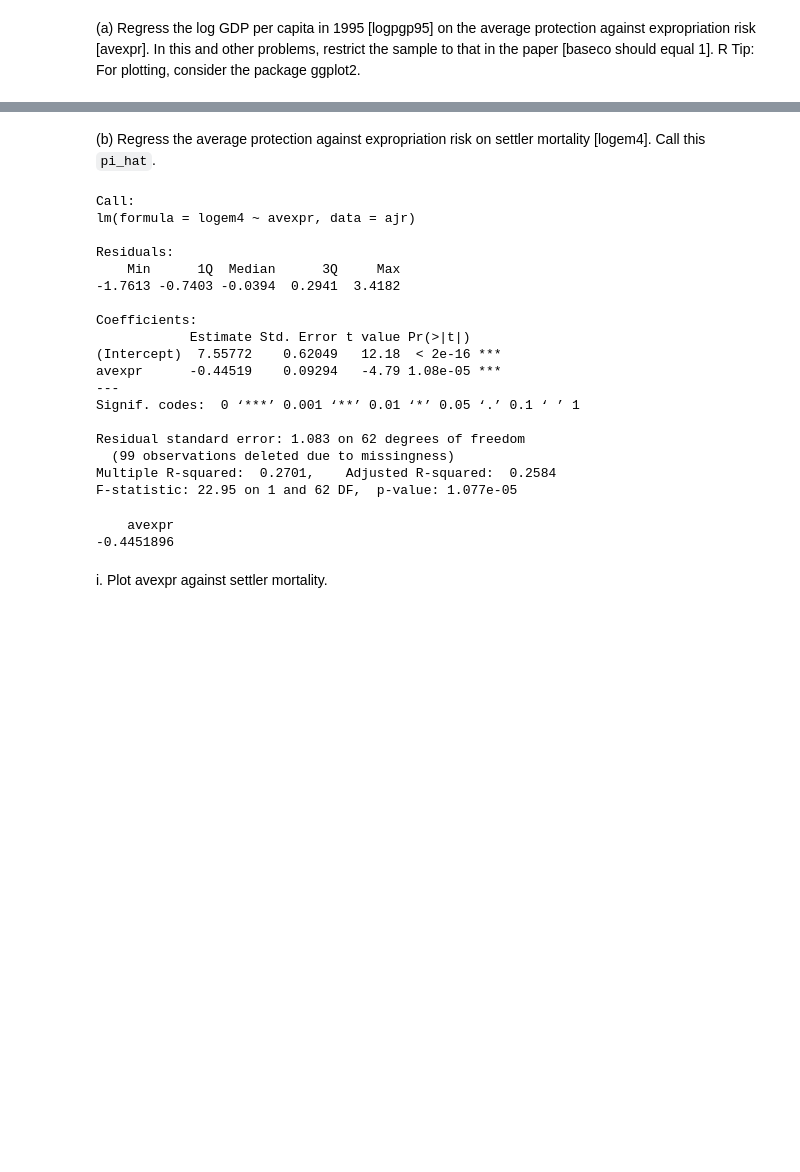
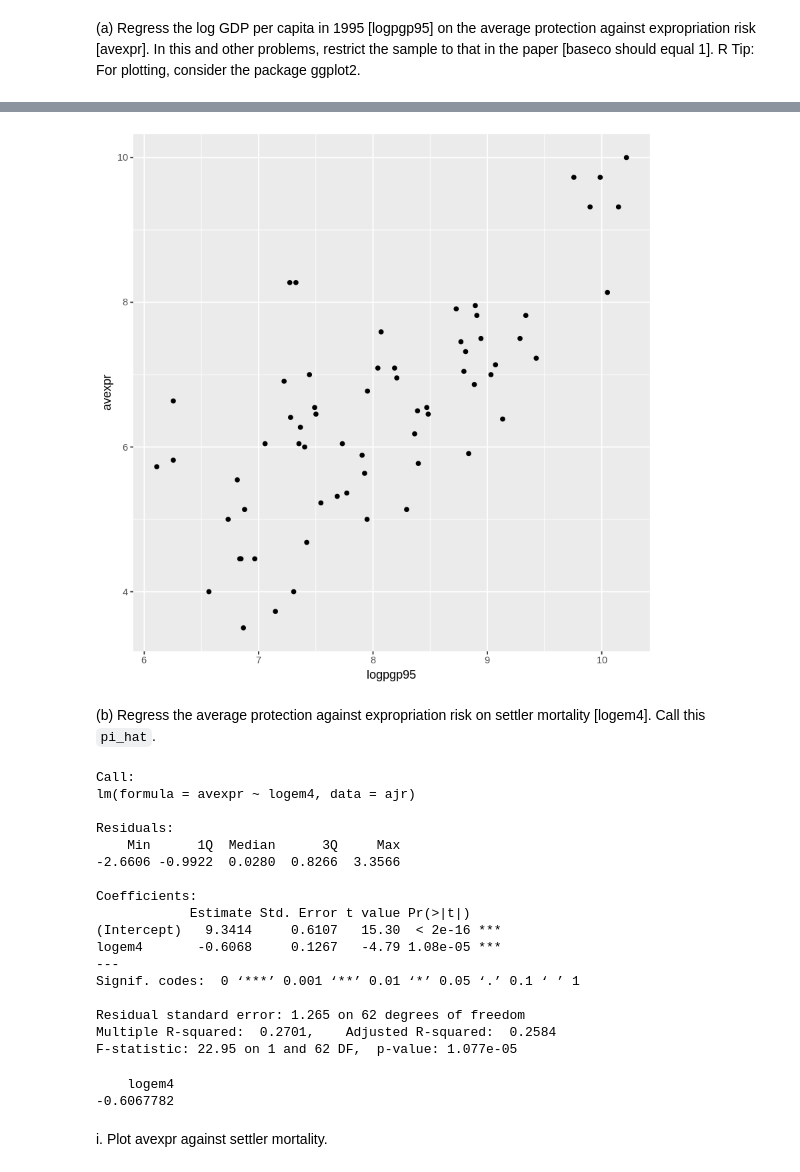
Before and after one commit to MaxGhenis/mit_1475, a Jupyter notebook: ps1/14_75_ps1_r_max_ghenis.ipynb, the cells around one changed output, grey strips where cells are left out. Cells and saved outputs as stored; diff of their text form; code cells hidden in the pictures; blank space fills up the shorter version.

```diff
--- a/ps1/14_75_ps1_r_max_ghenis.ipynb
+++ b/ps1/14_75_ps1_r_max_ghenis.ipynb
@@ -216,7 +249,7 @@ expropriation risk [avexpr]. In this and other problems, restrict the sample to
 the paper [baseco should equal 1].
 R Tip: For plotting, consider the package ggplot2.
 # %%
-ajr = AJRData[AJRData$baseco == 1, ]
+ajr = filter(AJRData, baseco == 1)
 # %%
 m = lm(logpgp95 ~ avexpr, data=ajr)
 summary(m)
@@ -254,33 +284,36 @@ iii. Plot log GDP per capita in 95 against avexpr.
+# %%
+ggplot(ajr, aes(logpgp95, avexpr)) + geom_point()
+# %% [output]
+[figure, added]
 # %% [markdown]
 (b) Regress the average protection against expropriation risk on settler mortality [logem4].
 Call this `pi_hat`.
 # %%
-m = lm(logem4 ~ avexpr, data=ajr)
+m = lm(avexpr ~ logem4, data=ajr)
 summary(m)
 # %% [output]
 Call:
-lm(formula = logem4 ~ avexpr, data = ajr)
+lm(formula = avexpr ~ logem4, data = ajr)
 
 Residuals:
     Min      1Q  Median      3Q     Max
--1.7613 -0.7403 -0.0394  0.2941  3.4182
+-2.6606 -0.9922  0.0280  0.8266  3.3566
 
 Coefficients:
             Estimate Std. Error t value Pr(>|t|)
-(Intercept)  7.55772    0.62049   12.18  < 2e-16 ***
-avexpr      -0.44519    0.09294   -4.79 1.08e-05 ***
+(Intercept)   9.3414     0.6107   15.30  < 2e-16 ***
+logem4       -0.6068     0.1267   -4.79 1.08e-05 ***
 ---
 Signif. codes:  0 ‘***’ 0.001 ‘**’ 0.01 ‘*’ 0.05 ‘.’ 0.1 ‘ ’ 1
 
-Residual standard error: 1.083 on 62 degrees of freedom
-  (99 observations deleted due to missingness)
+Residual standard error: 1.265 on 62 degrees of freedom
 Multiple R-squared:  0.2701,    Adjusted R-squared:  0.2584
 F-statistic: 22.95 on 1 and 62 DF,  p-value: 1.077e-05
 # %%
-pi_hat = coef(m)['avexpr']
+pi_hat = coef(m)['logem4']
 pi_hat
 # %% [output]
-    avexpr
--0.4451896
+    logem4
+-0.6067782
 # %% [markdown]
 i. Plot avexpr against settler mortality.
```
Also changed, not shown: parts of 26 cells of this notebook.
